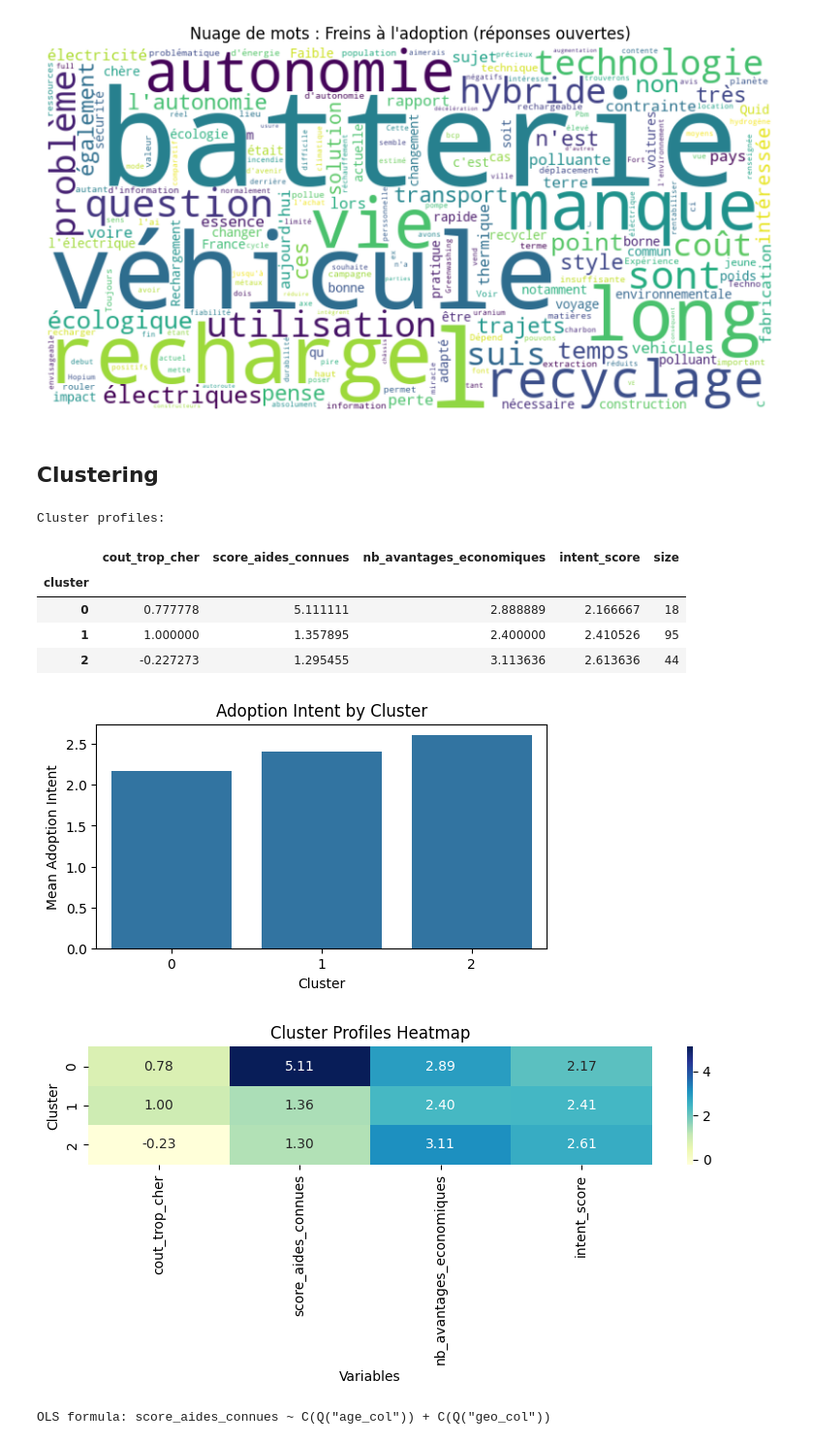
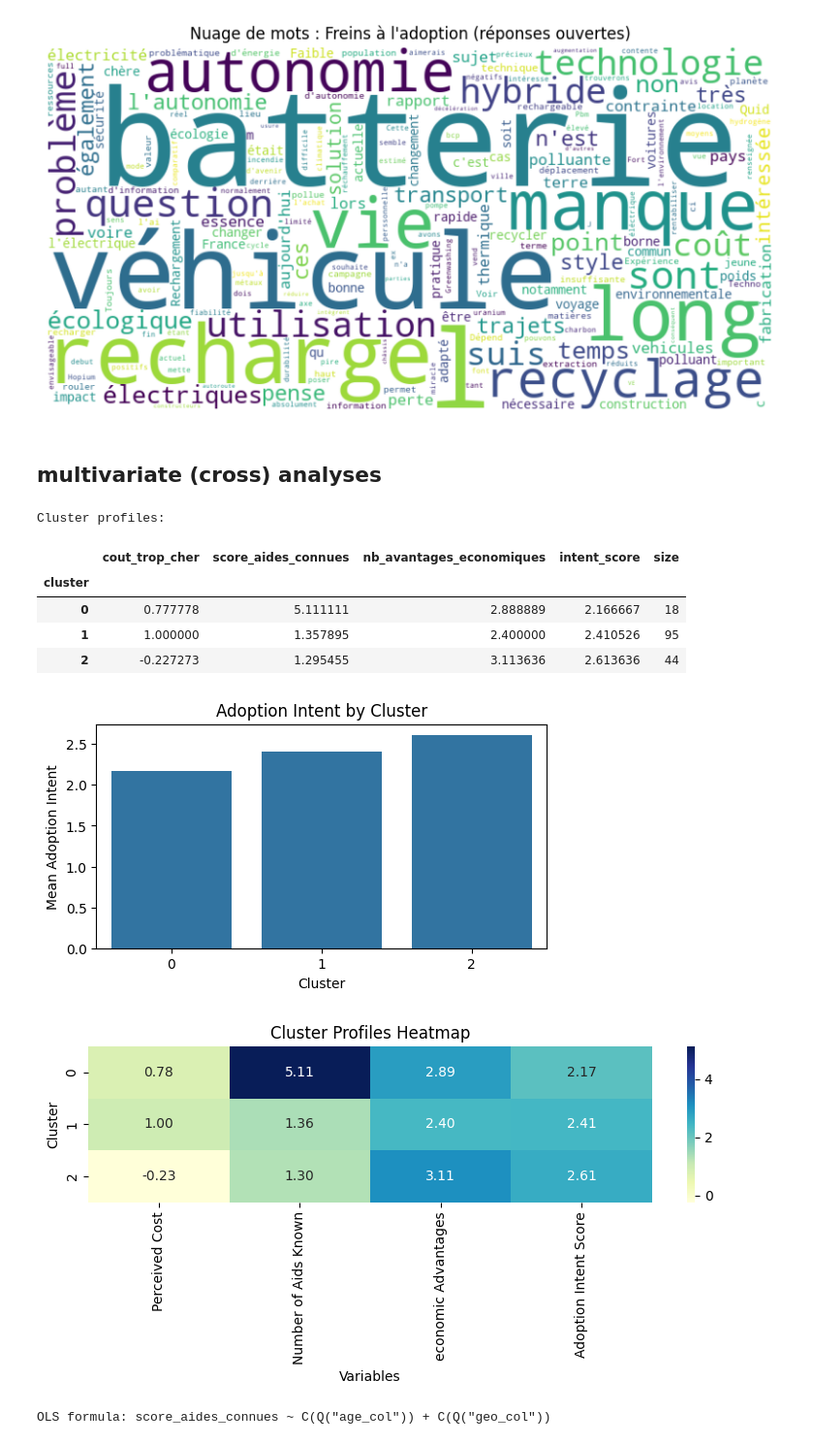
Before and after one commit to Man-G0/EvThesis, a Jupyter notebook: Financial Factors Analysis.ipynb, the cells around one changed output. Shown at 97% size. Drawn from its saved outputs; the diff is of its cells as text; code cells hidden in the pictures.

```diff
--- a/financial aspect.ipynb
+++ b/Financial Factors Analysis.ipynb
@@ -859,7 +867,7 @@ plt.show()
 # %% [output]
 [figure]
 # %% [markdown]
-## Clustering
+## **multivariate (cross) analyses**
 # %%
 from sklearn.preprocessing import StandardScaler
 from sklearn.cluster import KMeans
@@ -887,36 +895,45 @@ clust_labels = kmeans.fit_predict(X_clust)
 clust_data['cluster'] = clust_labels
 
 # Profile clusters
 profile = clust_data.groupby('cluster').mean()
 profile['size'] = clust_data['cluster'].value_counts().sort_index()
 print("Cluster profiles:")
 display(profile)
 
 # Adoption intent by cluster
 plt.figure(figsize=(6,3))
 sns.barplot(x=profile.index, y=profile['intent_score'])
 plt.xlabel("Cluster")
 plt.ylabel("Mean Adoption Intent")
 plt.title("Adoption Intent by Cluster")
 plt.show()
 
-# Heatmap of cluster profiles (excluding 'size' column)
+# Rename columns for clarity
+profile_renamed = profile.rename(columns={
+    'cout_trop_cher': 'Perceived Cost',
+    'score_aides_connues': 'Number of Aids Known',
+    'nb_avantages_economiques': 'economic Advantages',
+    'intent_score': 'Adoption Intent Score',
+    'size': 'Size'
+})
+
+# Heatmap of cluster profiles (excluding 'Size' column)
 plt.figure(figsize=(8,4))
-sns.heatmap(profile.drop(columns='size'), annot=True, fmt=".2f", cmap="YlGnBu")
+sns.heatmap(profile_renamed.drop(columns='Size'), annot=True, fmt=".2f", cmap="YlGnBu")
 plt.title("Cluster Profiles Heatmap")
 plt.xlabel("Variables")
 plt.ylabel("Cluster")
 plt.tight_layout()
 plt.show()
 # %% [output]
 Cluster profiles:
 |  | cout_trop_cher | score_aides_connues | nb_avantages_economiques | intent_score | size |
 | cluster |  |  |  |  |  |
 | 0 | 0.777778 | 5.111111 | 2.888889 | 2.166667 | 18 |
 | 1 | 1.000000 | 1.357895 | 2.400000 | 2.410526 | 95 |
 | 2 | -0.227273 | 1.295455 | 3.113636 | 2.613636 | 44 |
 [figure]
-[figure, old version]
+[figure, new version]
 # %%
 import statsmodels.formula.api as smf
 
```
Also changed, not shown: parts of 2 cells of this notebook, 5 other files.
